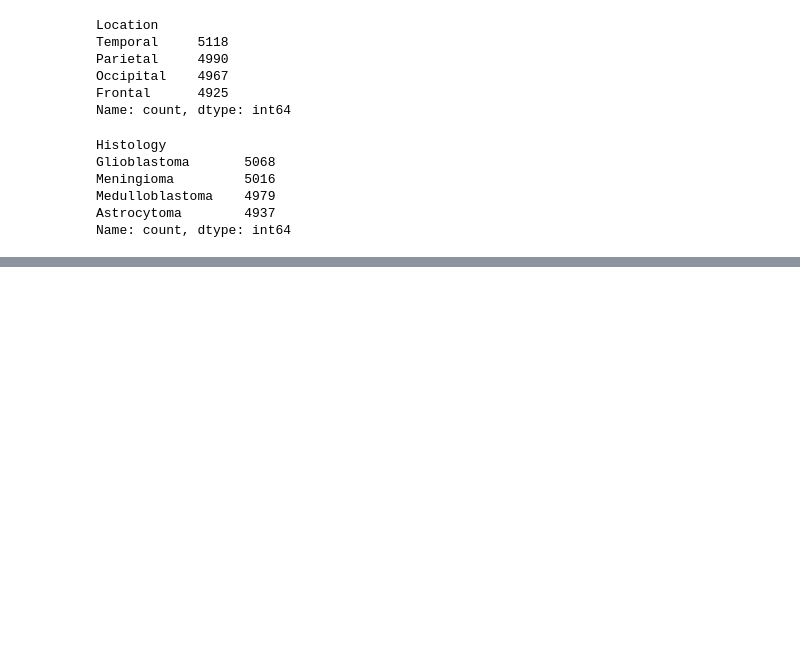
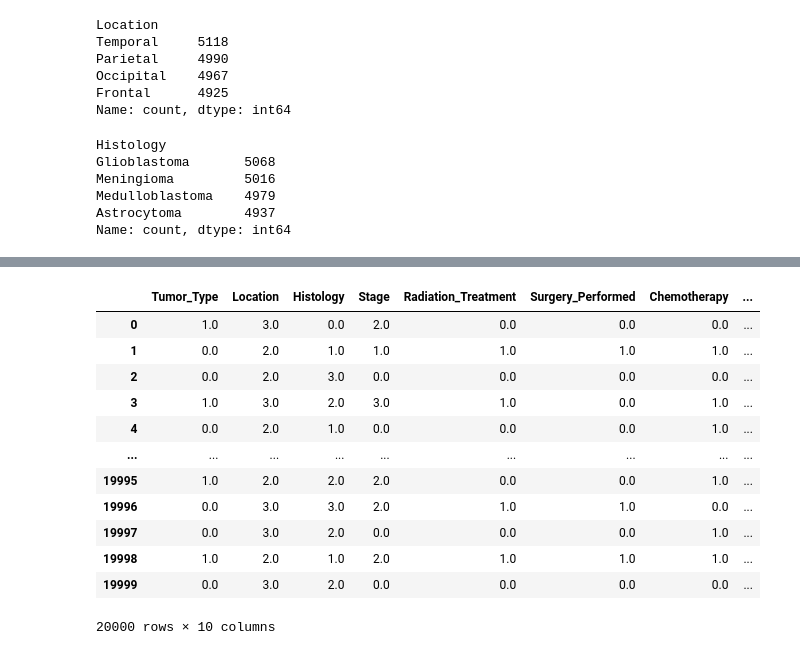
Before and after one commit to akxiit/Exploratory-Data-Analysis, a Jupyter notebook: brain-tumor/Main.ipynb, the cells around one changed output, grey strips where cells are left out. Saved outputs shown, nothing was run; the diff lists cells and outputs as text; code cells hidden in the pictures; blank space fills up the shorter version.

Commit message:
Add data preprocessing steps in Main.ipynb for brain tumor analysis

```diff
--- a/brain-tumor/Main.ipynb
+++ b/brain-tumor/Main.ipynb
@@ -86,0 +125,3 @@ Name: count, dtype: int64
+# %%
+en1 = OrdinalEncoder()
+en2 = OneHotEncoder(sparse_output=False)
@@ -86,0 +133,4 @@ Name: count, dtype: int64
+# %%
+en1.fit_transform(df[['Tumor_Type', 'Location', 'Histology', 'Stage','Radiation_Treatment','Surgery_Performed','Chemotherapy','Family_History','MRI_Result','Follow_Up_Required']])
+
+en1.categories_
@@ -86,0 +159,16 @@ Name: count, dtype: int64
+# %%
+pd.DataFrame(en1.fit_transform(df[['Tumor_Type', 'Location', 'Histology', 'Stage','Radiation_Treatment','Surgery_Performed','Chemotherapy','Family_History','MRI_Result','Follow_Up_Required']]), columns=en1.get_feature_names_out(['Tumor_Type', 'Location', 'Histology', 'Stage','Radiation_Treatment','Surgery_Performed','Chemotherapy','Family_History','MRI_Result','Follow_Up_Required']))
+# %% [output]
+|  | Tumor_Type | Location | Histology | Stage | Radiation_Treatment | Surgery_Performed | Chemotherapy | ... |
+| 0 | 1.0 | 3.0 | 0.0 | 2.0 | 0.0 | 0.0 | 0.0 | ... |
+| 1 | 0.0 | 2.0 | 1.0 | 1.0 | 1.0 | 1.0 | 1.0 | ... |
+| 2 | 0.0 | 2.0 | 3.0 | 0.0 | 0.0 | 0.0 | 0.0 | ... |
+| 3 | 1.0 | 3.0 | 2.0 | 3.0 | 1.0 | 0.0 | 1.0 | ... |
+| 4 | 0.0 | 2.0 | 1.0 | 0.0 | 0.0 | 0.0 | 1.0 | ... |
+| ... | ... | ... | ... | ... | ... | ... | ... | ... |
+| 19995 | 1.0 | 2.0 | 2.0 | 2.0 | 0.0 | 0.0 | 1.0 | ... |
+| 19996 | 0.0 | 3.0 | 3.0 | 2.0 | 1.0 | 1.0 | 0.0 | ... |
+| 19997 | 0.0 | 3.0 | 2.0 | 0.0 | 0.0 | 0.0 | 1.0 | ... |
+| 19998 | 1.0 | 2.0 | 1.0 | 2.0 | 1.0 | 1.0 | 1.0 | ... |
+| 19999 | 0.0 | 3.0 | 2.0 | 0.0 | 0.0 | 0.0 | 0.0 | ... |
+20000 rows × 10 columns
```
Also changed, not shown: parts of 9 cells of this notebook.
